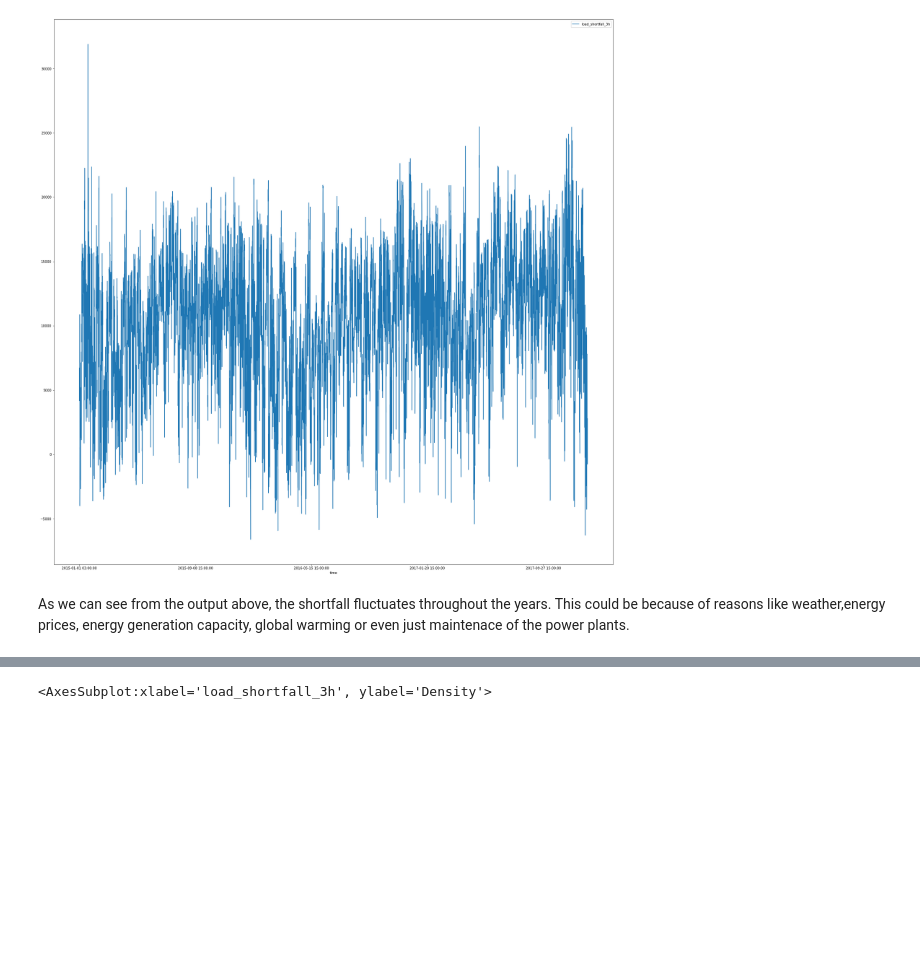
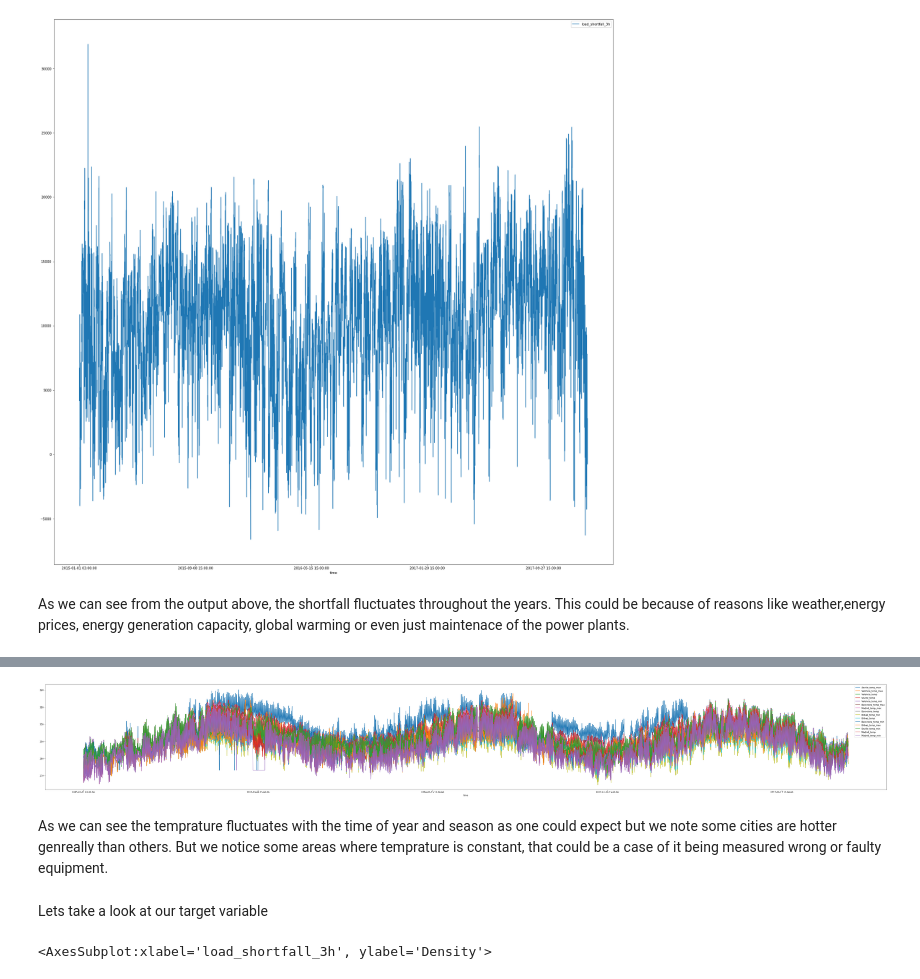
Before and after one commit to VicariousVision/CW-7, a Jupyter notebook: CW7.ipynb, the cells around one changed output, grey strips where cells are left out. Drawn from its saved outputs; the diff is of its cells as text; code cells hidden in the pictures; blank space fills up the shorter version.

```diff
--- a/CW7.ipynb
+++ b/CW7.ipynb
@@ -233,3 +268,36 @@ As we can see from the output above, the shortfall fluctuates throughout the yea
+# %%
+#import matplotlib and plot the data
+import matplotlib.pyplot as mp
+
+data = data.head()
+
+df4 = pd.DataFrame(data, columns=df.columns)
+
+# plot the dataframe
+df.plot(x="time", y=['Seville_temp_max',
+ 'Valencia_temp_max',
+ 'Valencia_temp',
+ 'Seville_temp',
+ 'Valencia_temp_min',
+ 'Barcelona_temp_max',
+ 'Madrid_temp_max',
+ 'Barcelona_temp',
+ 'Bilbao_temp_min',
+ 'Bilbao_temp',
+ 'Barcelona_temp_min',
+ 'Bilbao_temp_max',
+ 'Seville_temp_min',
+ 'Madrid_temp',
+ 'Madrid_temp_min'], kind="line", figsize=(70, 9))
+
+# print bar graph
+mp.show()
+# %% [output]
+[figure, added]
+# %% [markdown]
+As we can see the temprature fluctuates with the time of year and season as one could expect but we note some cities are hotter genreally than others. But we notice some areas where temprature is constant, that could be a case of it being measured wrong or faulty equipment.
+# %% [markdown]
+Lets take a look at our target variable
 # %%
 sns.distplot(df['load_shortfall_3h'])
 # %% [output]
```
Also changed, not shown: parts of 19 cells of this notebook.
